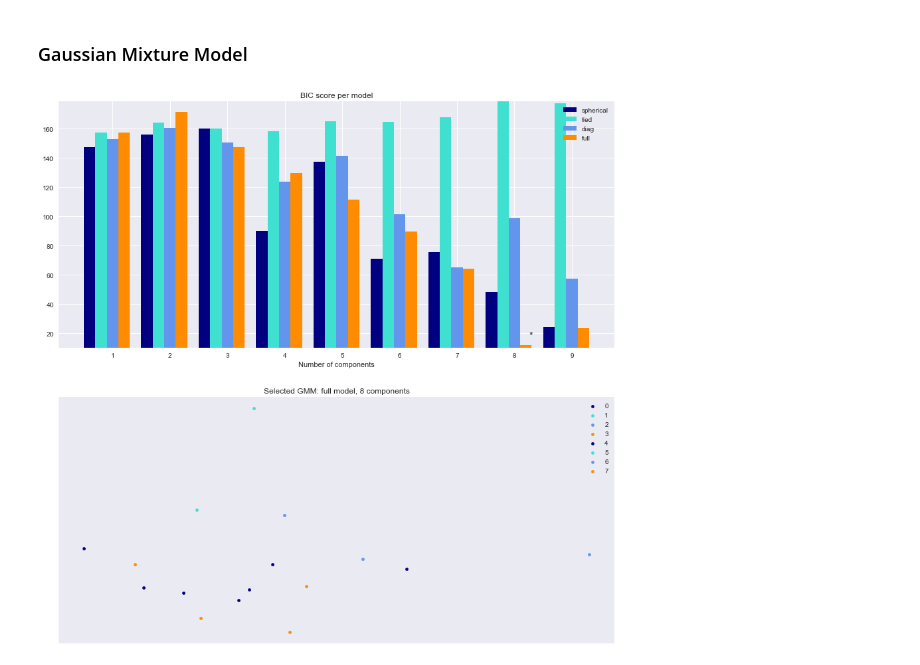
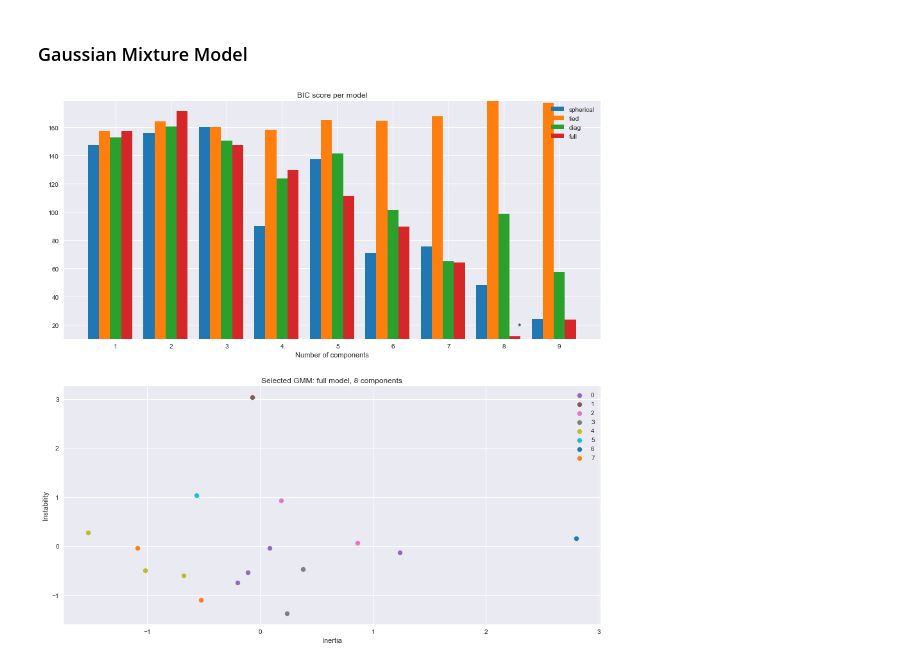
Before and after one commit to rubiarg/emotion-transitions, a Jupyter notebook: _build/jupyter_execute/feeltrace-clustering.ipynb, the cells around one changed output. Cells and saved outputs as stored; diff of their text form; code cells hidden in the pictures.

```diff
--- a/_build/jupyter_execute/feeltrace-clustering.ipynb
+++ b/_build/jupyter_execute/feeltrace-clustering.ipynb
@@ -225,7 +225,7 @@ for cv_type in cv_types:
             best_gmm = gmm
 
 bic = np.array(bic)
-color_iter = itertools.cycle(["navy", "turquoise", "cornflowerblue", "darkorange"])
+color_iter = itertools.cycle(['tab:blue', 'tab:orange', 'tab:green', 'tab:red', 'tab:purple', 'tab:brown', 'tab:pink', 'tab:gray', 'tab:olive', 'tab:cyan'])
 clf = best_gmm
 bars = []
 
@@ -242,34 +242,34 @@ for i, (cv_type, color) in enumerate(zip(cv_types, color_iter)):
             color=color,
         )
     )
 plt.xticks(n_components_range)
 plt.ylim([bic.min() * 1.01 - 0.01 * bic.max(), bic.max()])
 plt.title("BIC score per model")
 xpos = (
     np.mod(bic.argmin(), len(n_components_range))
     + 0.65
     + 0.2 * np.floor(bic.argmin() / len(n_components_range))
 )
 plt.text(xpos, bic.min() * 0.97 + 0.03 * bic.max(), "*", fontsize=14)
 spl.set_xlabel("Number of components")
 spl.legend([b[0] for b in bars], cv_types)
 
 # Plot the winner
 splot = plt.subplot(2, 1, 2)
 Y_ = clf.predict(X_scaled)
 for i, (mean, cov, color) in enumerate(zip(clf.means_, clf.covariances_, color_iter)):
     v, w = linalg.eigh(cov)
     if not np.any(Y_ == i):
         continue
-    plt.scatter(X_scaled[Y_ == i, 0], X_scaled[Y_ == i, 1], 20, color=color)
+    plt.scatter(X_scaled[Y_ == i, 0], X_scaled[Y_ == i, 1], 50, color=color)
 
 plt.legend(range(len(clf.means_)))
-plt.xticks(())
-plt.yticks(())
+plt.xlabel('Inertia')
+plt.ylabel('Instability')
 plt.title(
     f"Selected GMM: {best_gmm.covariance_type} model, "
     f"{best_gmm.n_components} components"
 )
 plt.show()
 # %% [output]
-[figure, old version]
+[figure, new version]
```
Also changed, not shown: parts of 3 cells of this notebook, 14 other files.
